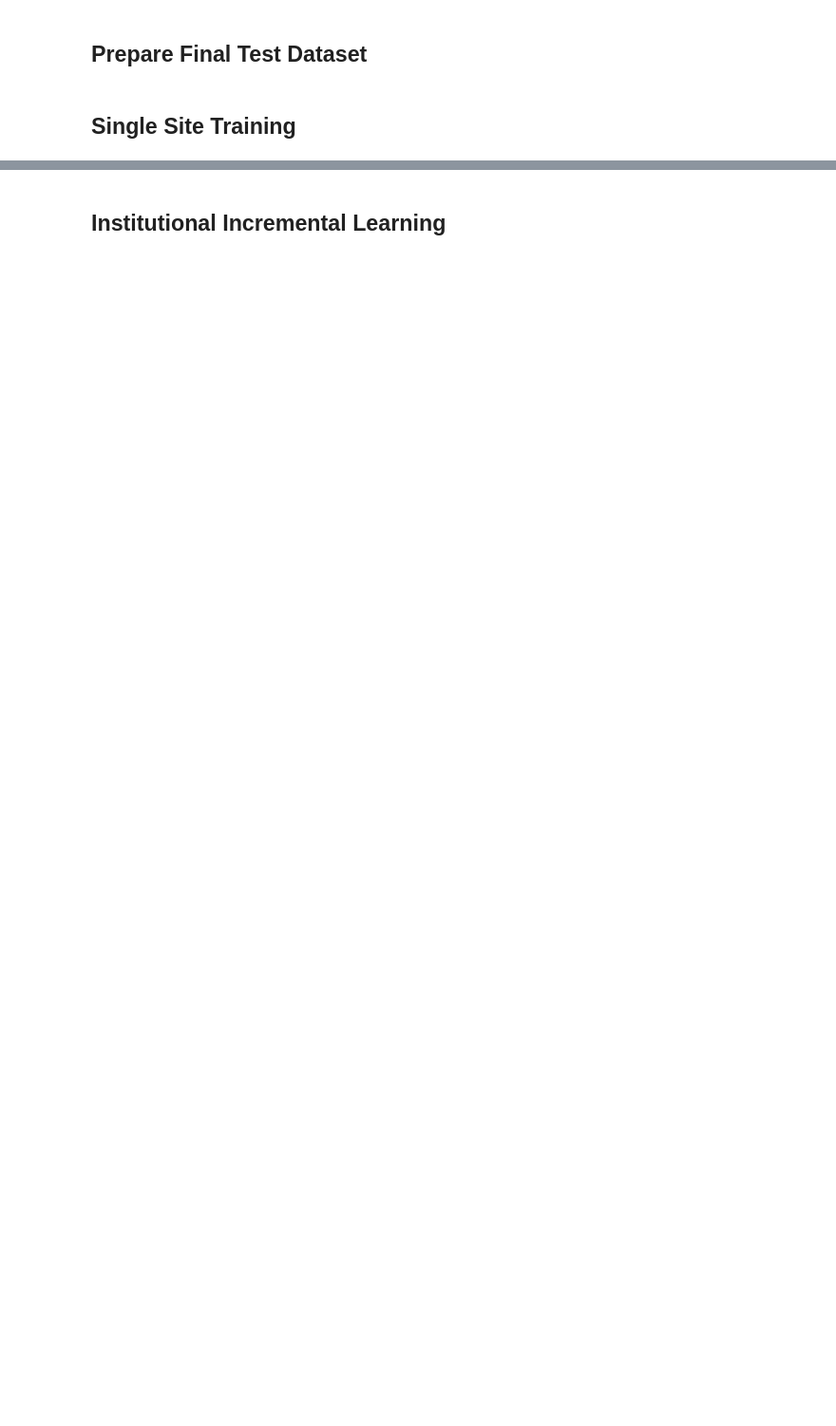
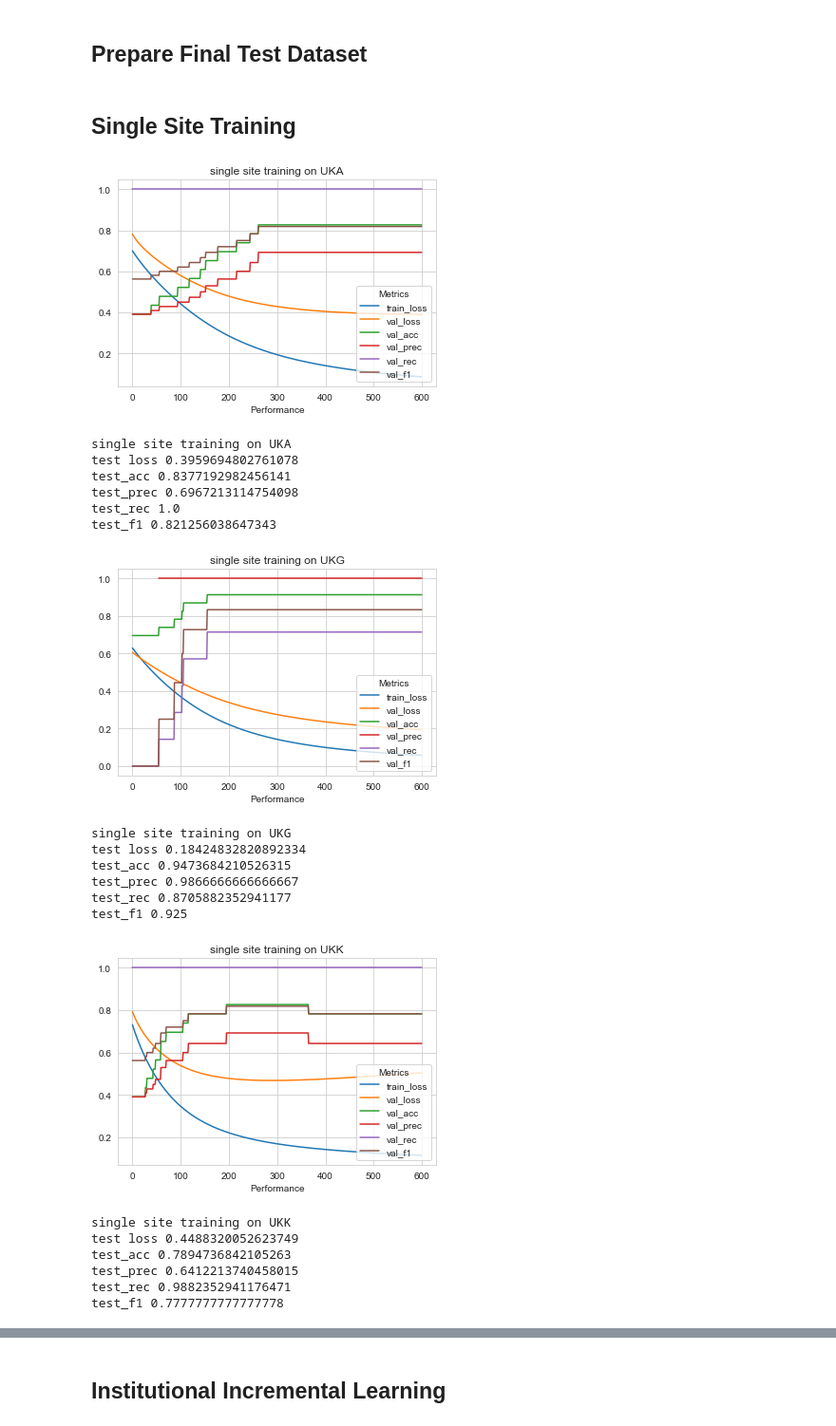
Before and after one commit to MouYongli/DSM-AS, a Jupyter notebook: Experiments/distributed/experiments_synthetic_data.ipynb, the cells around one changed output, grey strips where cells are left out. Shown at 95% size. Saved outputs shown, nothing was run; the diff lists cells and outputs as text; code cells hidden in the pictures; blank space fills up the shorter version.

Commit message:
update synthetic data

```diff
--- a/Experiments/distributed/experiments_synthetic_data.ipynb
+++ b/Experiments/distributed/experiments_synthetic_data.ipynb
@@ -383,7 +384,6 @@ num_epochs = 600
 criterion = nn.CrossEntropyLoss()
 
 for idx in range(len(station_list)):
-    synthetic
 
     scaler = StandardScaler()
     df_X = station_dfs[idx][X_FEATURES]
@@ -413,30 +413,52 @@ for idx in range(len(station_list)):
         X_train = X_train[perm]
         y_train = y_train[perm]
         loss = train(X_train, y_train, model, criterion, optim)
         val_loss, val_acc, val_precesion, val_recall, val_f1_score = valid(X_val, y_val, model, criterion)
         losses.append(loss)
         val_losses.append(val_loss)
         val_accs.append(val_acc)
         val_precs.append(val_precesion)
         val_recs.append(val_recall)
         val_f1s.append(val_f1_score)
     test_loss, test_acc, test_precesion, test_recall, test_f1_score = valid(X_test, y_test, model, criterion)
     plt.figure()
     plt.plot(losses, label="train_loss")
     plt.plot(val_losses, label="val_loss")
     plt.plot(val_accs, label="val_acc")
     plt.plot(val_precs, label="val_prec")
     plt.plot(val_recs, label="val_rec")
     plt.plot(val_f1s, label="val_f1")
     plt.legend(title="Metrics", loc="lower right")
     plt.title("single site training on {}".format(station_list[idx].upper())),
     plt.xlabel("Epoch")
     plt.xlabel("Performance")
     plt.show()
     print("single site training on {}".format(station_list[idx].upper()))
     print("test loss", test_loss)
     print("test_acc", test_acc)
     print("test_prec", test_precesion)
     print("test_rec", test_recall)
     print("test_f1", test_f1_score)
     print("\n")
+# %% [output]
+[figure, added]
+single site training on UKA
+test loss 0.3959694802761078
+test_acc 0.8377192982456141
+test_prec 0.6967213114754098
+test_rec 1.0
+test_f1 0.821256038647343
+[figure, added]
+single site training on UKG
+test loss 0.18424832820892334
+test_acc 0.9473684210526315
+test_prec 0.9866666666666667
+test_rec 0.8705882352941177
+test_f1 0.925
+[figure, added]
+single site training on UKK
+test loss 0.4488320052623749
+test_acc 0.7894736842105263
+test_prec 0.6412213740458015
+test_rec 0.9882352941176471
+test_f1 0.7777777777777778
```
Also changed, not shown: parts of 5 cells of this notebook.
